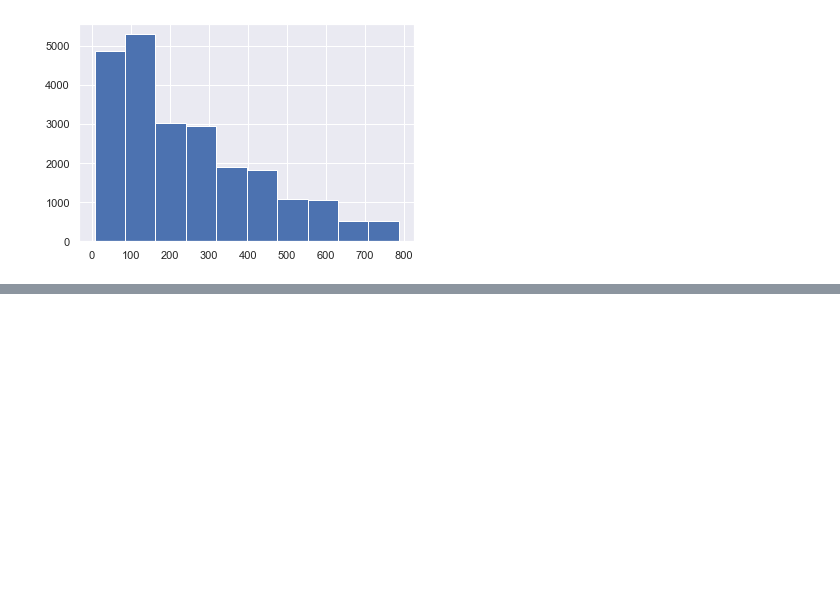
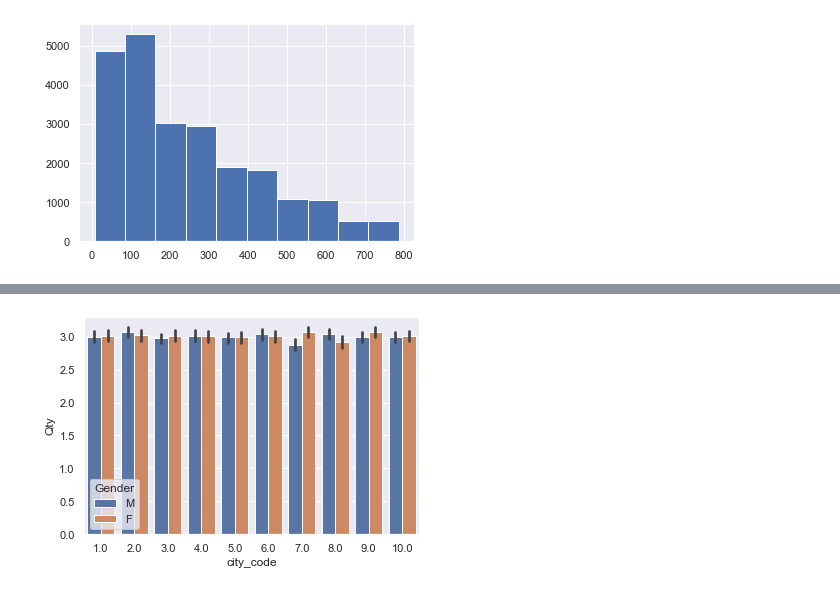
Before and after one commit to tpgmartin/retail_shop_case_study, a Jupyter notebook: notebooks/EDA.ipynb, the cells around one changed output, grey strips where cells are left out. Saved outputs shown, nothing was run; the diff lists cells and outputs as text; code cells hidden in the pictures; blank space fills up the shorter version.

```diff
--- a/notebooks/EDA.ipynb
+++ b/notebooks/EDA.ipynb
@@ -215,0 +375,4 @@ plt.hist((transactions['Tax'] - np.mean(transactions['Tax']))/np.std(transaction
+# %%
+ax = sns.barplot(x="city_code", y="Qty", hue="Gender", data=data)
+# %% [output]
+[figure, added]
```
Also changed, not shown: parts of 24 cells of this notebook.
